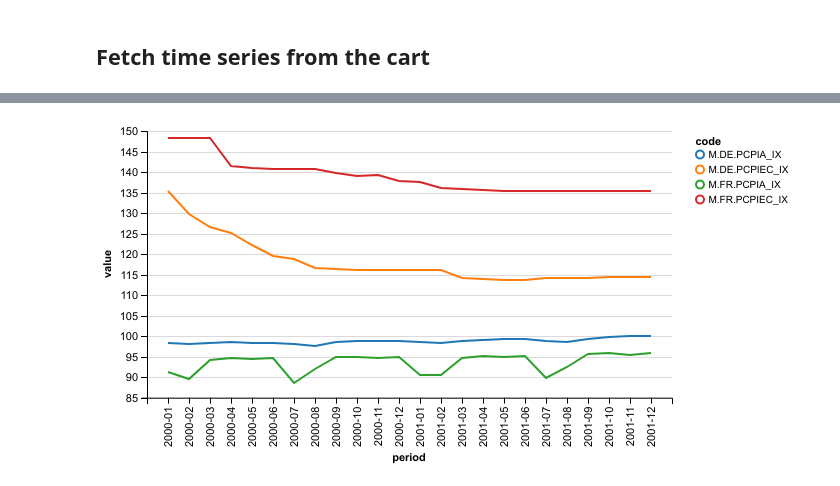
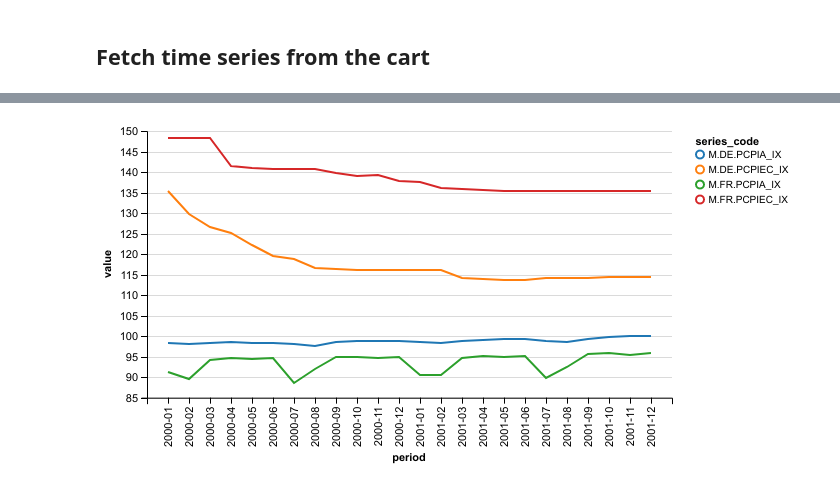
Before and after one commit to ceschi/dbnomics-python-client, a Jupyter notebook: index.ipynb, the cells around one changed output, grey strips where cells are left out. Drawn from its saved outputs; the diff is of its cells as text; code cells hidden in the pictures.

```diff
--- a/index.ipynb
+++ b/index.ipynb
@@ -211,4 +194,4 @@ cart_df.head()
 # %%
-sdmx_filter_df = fetch_series_by_sdmx_filter("IMF", "CPI", "M.FR+DE.PCPIEC_IX+PCPIA_IX")
-sdmx_filter_df.head()
+code_mask_df = fetch_series("IMF", "CPI", code_mask="M.FR+DE.PCPIEC_IX+PCPIA_IX")
+code_mask_df.head()
 # %% [output]
@@ -221,9 +204,9 @@ sdmx_filter_df.head()
 # %%
-chart = Chart(clean_dataframe(sdmx_filter_df).query("period >= '2000' and period < '2002'")).mark_line().encode(
+chart = Chart(clean_dataframe(code_mask_df).query("period >= '2000' and period < '2002'")).mark_line().encode(
     x='period',
     y=Y('value', scale=Scale(zero=False)),
-    color='code',
+    color='series_code',
 )
 chart
 # %% [output]
-[figure, old version]
+[figure, new version]
```
Also changed, not shown: parts of 17 cells of this notebook, 3 other files.
